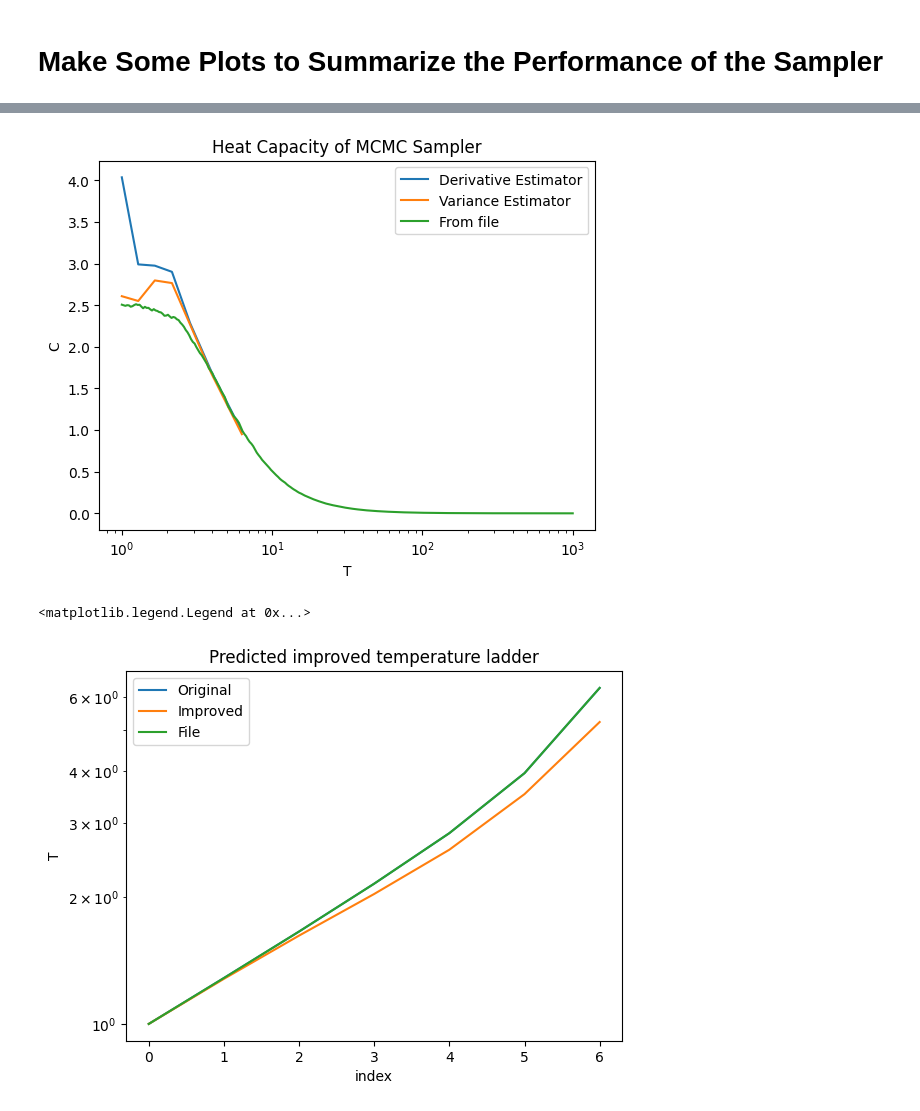
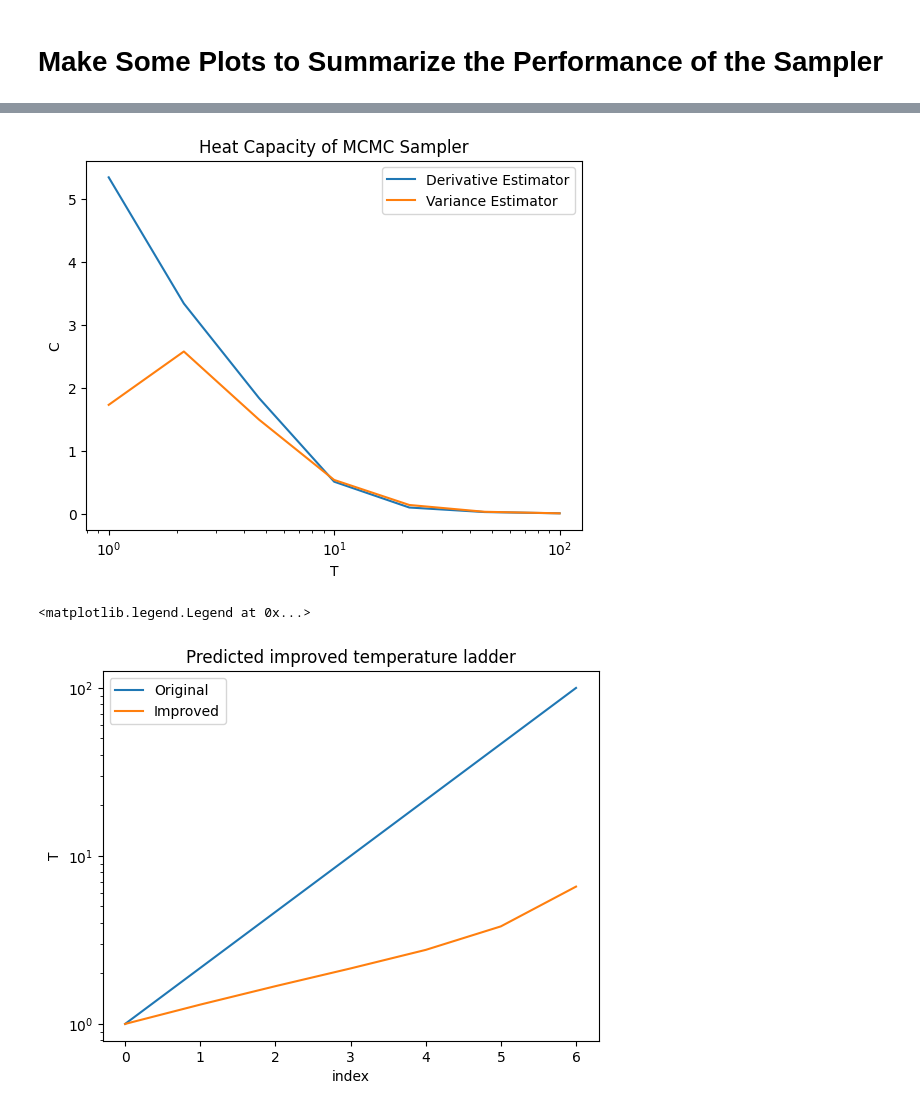
Before and after one commit to mcdigman/DTMCMC, a Jupyter notebook: demo_gaussian.ipynb, the cells around one changed output, grey strips where cells are left out. Drawn from its saved outputs; the diff is of its cells as text; code cells hidden in the pictures.

Commit message:
improving demos

```diff
--- a/demo_gaussian.ipynb
+++ b/demo_gaussian.ipynb
@@ -133,7 +133,7 @@ strategy_params = ProposalStrategyParameters(de_size=de_size,sigma_default=100.)
 # The geometric ladder works particularly well when the likelihood is nearly Gaussian
 # Other ladder designs may work better in other cases
 
-use_geo_ladder = False
+use_geo_ladder = True
 if use_geo_ladder:
     # use default geometric ladder
     T_ladder = TemperatureLadder(n_chain, n_cold=n_cold, T_max=T_max)
@@ -345,41 +361,33 @@ plt.show()
 # d<E>/dT = Var(E)/T^2.
 # Var(E)/T^2 turns out to be a greatly superior estimator of the heat capacity, as can be seen below
 
-# For the gaussian demo we can import the results of a better converged run from the same likelihood surface
-demo_Ts = np.load('demo_Ts.npy')
-demo_vars = np.load('demo_vars.npy')
 
 # Note that I calculate the derivative using a change of variables beta=1/T to handle T->Infinity properly
 plt.semilogx(mcc.Ts,np.gradient(mcc.logL_means[-1],mcc.betas)*mcc.betas**2)
 plt.semilogx(mcc.Ts,mcc.logL_vars[-1]/mcc.Ts**2)
-plt.semilogx(demo_Ts,demo_vars/demo_Ts**2)
-plt.legend(['Derivative Estimator','Variance Estimator','From file'])
+plt.legend(['Derivative Estimator','Variance Estimator'])
 plt.xlabel('T')
 plt.ylabel('C')
 plt.title('Heat Capacity of MCMC Sampler')
 plt.show()
 # %% [output]
-[figure, old version]
+[figure, new version]
 # %%
 # Using the heat capacity
 # we can predict what a more optimal temperature ladder
 # with the same number of temperatures might have looked like
 
 Ts_predict = th.entropy_spacing_var(n_chain, mcc.betas, mcc.logL_vars[-1])
 
-# Get a prediction from the file for this specific demo
-Ts_file = th.entropy_spacing_fromfile_var(n_chain,n_cold,'demo_Ts.npy','demo_vars.npy')
-
 plt.semilogy(mcc.Ts)
 plt.semilogy(Ts_predict)
-plt.semilogy(Ts_file)
 plt.xlabel('index')
 plt.ylabel('T')
 plt.title('Predicted improved temperature ladder')
-plt.legend(['Original','Improved','File'])
+plt.legend(['Original','Improved'])
 # %% [output]
 <matplotlib.legend.Legend at 0x...>
-[figure, old version]
+[figure, new version]
 # %%
 # What is differential evolution?
 # Differential evolution is fundamentally a genetic algorithm
```
Also changed, not shown: parts of 7 cells of this notebook, 1 other file.
